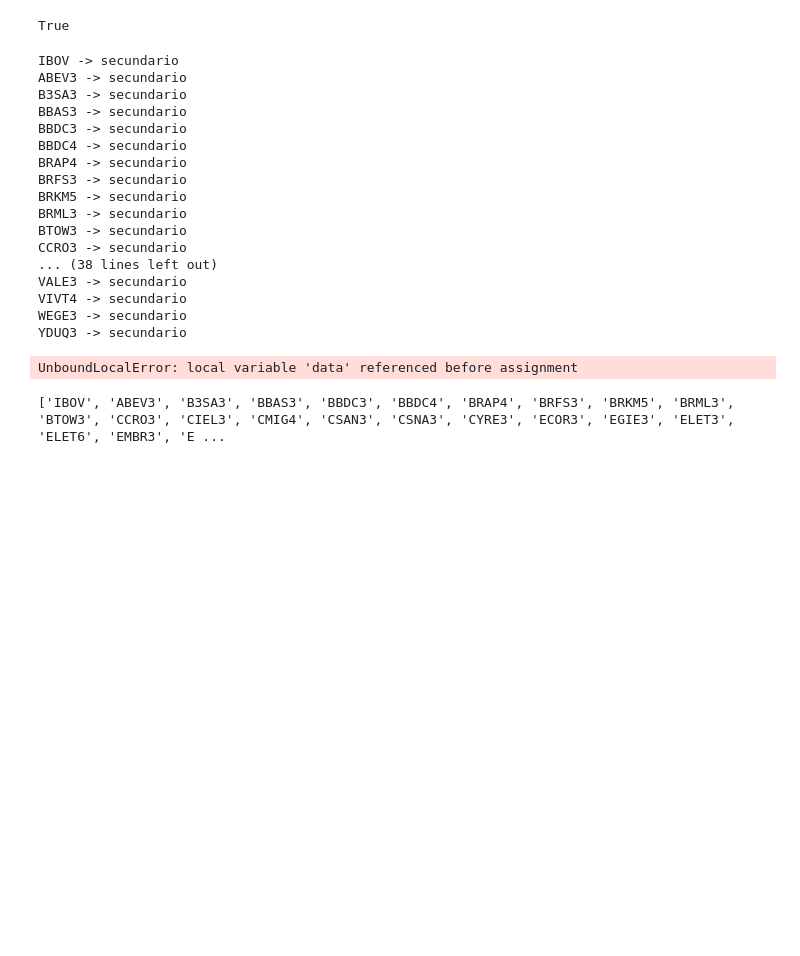
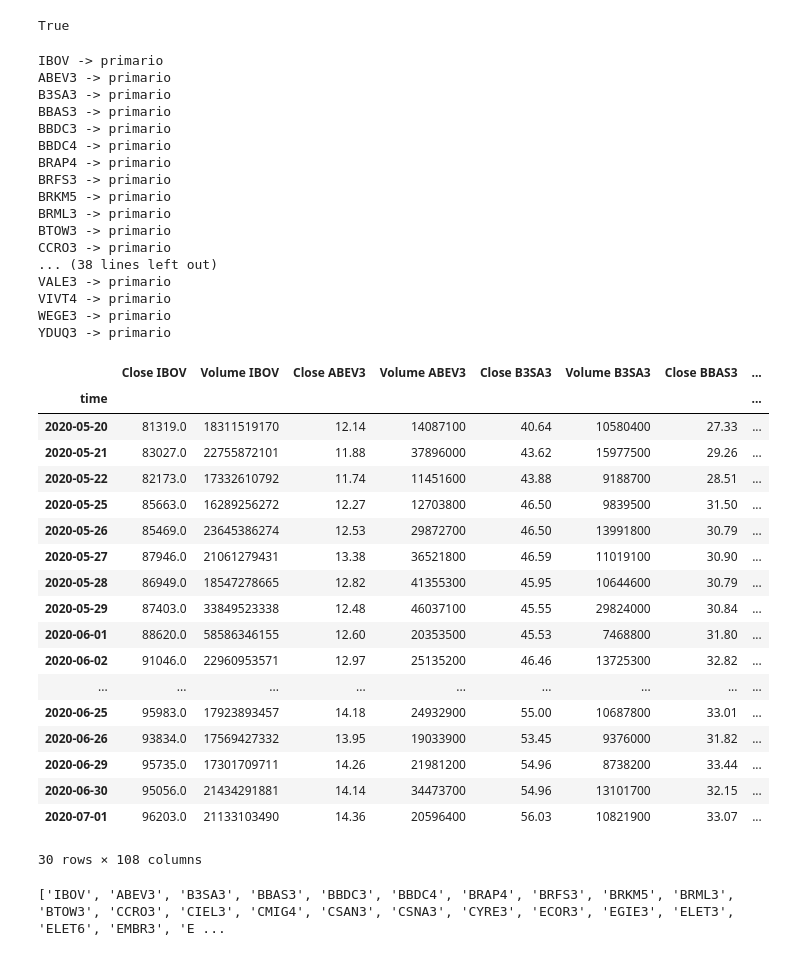
Before and after one commit to bahia14/Python_MT5, a Jupyter notebook: dados/dados_geral.ipynb, the cells around one changed output. Saved outputs shown, nothing was run; the diff lists cells and outputs as text; code cells hidden in the pictures; blank space fills up the shorter version.

```diff
--- a/dados/dados_geral.ipynb
+++ b/dados/dados_geral.ipynb
@@ -23,7 +23,7 @@ def concatenate(empresas):
     for i in empresas:
         try:
             download = baixa_cotacao(i)
-            if len(download) == 2000:
+            if len(download) == 30:
                 dic[i] = download
                 print(f'{i} -> primario')
                 prim.append(i)
@@ -62,21 +62,20 @@ prim = ['IBOV', 'ABEV3', 'B3SA3', 'BBAS3', 'BBDC3', 'BBDC4', 'BRAP4', 'BRFS3', '
 # %%
 dados = concatenate(prim)
 # %% [output]
-IBOV -> secundario
-ABEV3 -> secundario
-B3SA3 -> secundario
-BBAS3 -> secundario
-BBDC3 -> secundario
-BBDC4 -> secundario
-BRAP4 -> secundario
-BRFS3 -> secundario
-BRKM5 -> secundario
-BRML3 -> secundario
-BTOW3 -> secundario
-CCRO3 -> secundario
+IBOV -> primario
+ABEV3 -> primario
+B3SA3 -> primario
+BBAS3 -> primario
+BBDC3 -> primario
+BBDC4 -> primario
+BRAP4 -> primario
+BRFS3 -> primario
+BRKM5 -> primario
+BRML3 -> primario
+BTOW3 -> primario
+CCRO3 -> primario
 ... (38 lines left out)
-VALE3 -> secundario
-VIVT4 -> secundario
-WEGE3 -> secundario
-YDUQ3 -> secundario
+VALE3 -> primario
+VIVT4 -> primario
+WEGE3 -> primario
+YDUQ3 -> primario
-UnboundLocalError: local variable 'data' referenced before assignment
@@ -83,3 +84,25 @@ UnboundLocalError: local variable 'data' referenced before assignment
+# %%
+dados
+# %% [output]
+|  | Close IBOV | Volume IBOV | Close ABEV3 | Volume ABEV3 | Close B3SA3 | Volume B3SA3 | Close BBAS3 | ... |
+| time |  |  |  |  |  |  |  | ... |
+| 2020-05-20 | 81319.0 | 18311519170 | 12.14 | 14087100 | 40.64 | 10580400 | 27.33 | ... |
+| 2020-05-21 | 83027.0 | 22755872101 | 11.88 | 37896000 | 43.62 | 15977500 | 29.26 | ... |
+| 2020-05-22 | 82173.0 | 17332610792 | 11.74 | 11451600 | 43.88 | 9188700 | 28.51 | ... |
+| 2020-05-25 | 85663.0 | 16289256272 | 12.27 | 12703800 | 46.50 | 9839500 | 31.50 | ... |
+| 2020-05-26 | 85469.0 | 23645386274 | 12.53 | 29872700 | 46.50 | 13991800 | 30.79 | ... |
+| 2020-05-27 | 87946.0 | 21061279431 | 13.38 | 36521800 | 46.59 | 11019100 | 30.90 | ... |
+| 2020-05-28 | 86949.0 | 18547278665 | 12.82 | 41355300 | 45.95 | 10644600 | 30.79 | ... |
+| 2020-05-29 | 87403.0 | 33849523338 | 12.48 | 46037100 | 45.55 | 29824000 | 30.84 | ... |
+| 2020-06-01 | 88620.0 | 58586346155 | 12.60 | 20353500 | 45.53 | 7468800 | 31.80 | ... |
+| 2020-06-02 | 91046.0 | 22960953571 | 12.97 | 25135200 | 46.46 | 13725300 | 32.82 | ... |
+| ... | ... | ... | ... | ... | ... | ... | ... | ... |
+| 2020-06-25 | 95983.0 | 17923893457 | 14.18 | 24932900 | 55.00 | 10687800 | 33.01 | ... |
+| 2020-06-26 | 93834.0 | 17569427332 | 13.95 | 19033900 | 53.45 | 9376000 | 31.82 | ... |
+| 2020-06-29 | 95735.0 | 17301709711 | 14.26 | 21981200 | 54.96 | 8738200 | 33.44 | ... |
+| 2020-06-30 | 95056.0 | 21434291881 | 14.14 | 34473700 | 54.96 | 13101700 | 32.15 | ... |
+| 2020-07-01 | 96203.0 | 21133103490 | 14.36 | 20596400 | 56.03 | 10821900 | 33.07 | ... |
+30 rows × 108 columns
 # %%
 ll = []
 for i in dados.columns:
```
Also changed, not shown: parts of 1 cell of this notebook.
